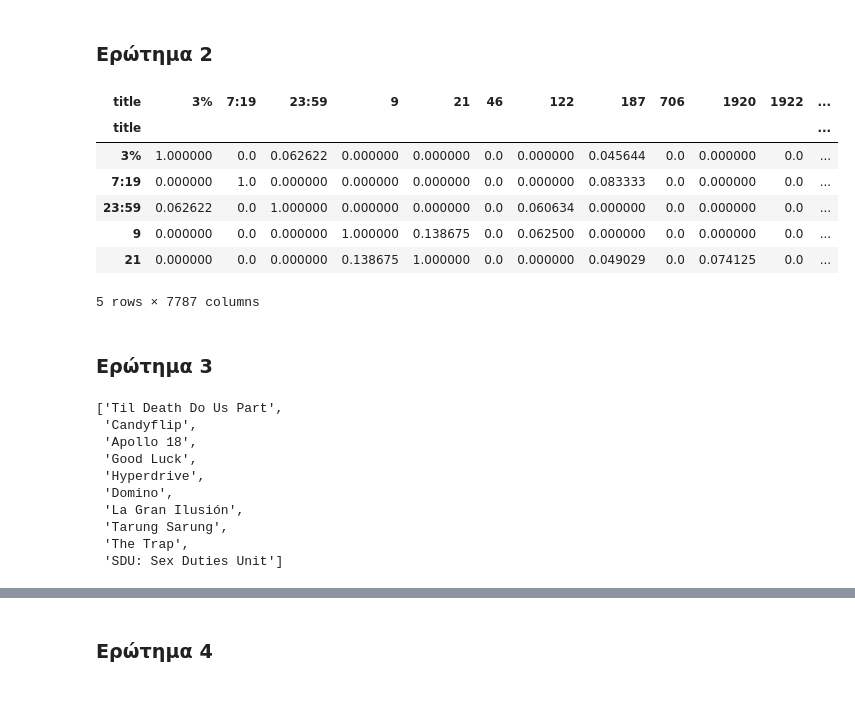
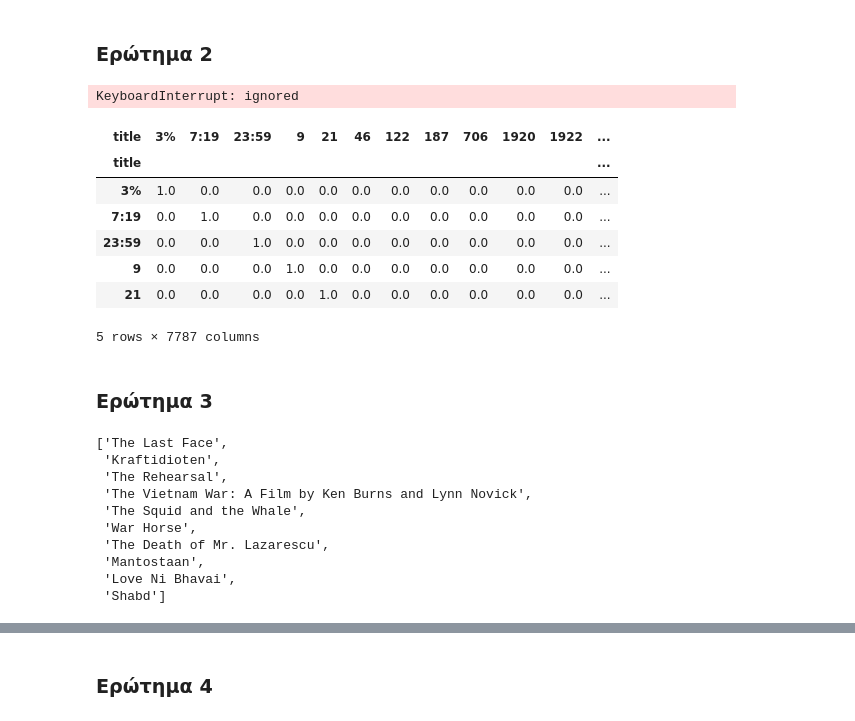
Before and after one commit to d-maniatakos/data-mining-assignment1, a Jupyter notebook: data_mining_assignment1.ipynb, the cells around one changed output, grey strips where cells are left out. Drawn from its saved outputs; the diff is of its cells as text; code cells hidden in the pictures.

```diff
--- a/data_mining_assignment1.ipynb
+++ b/data_mining_assignment1.ipynb
@@ -415,7 +415,7 @@ import gc
 
 gc.collect()
 
-descs = (netflix_data['title'] + netflix_data['description']).tolist()
+descs = (netflix_data['title'] + ' ' + netflix_data['description']).tolist()
 
 vec_bow_uni = CountVectorizer(ngram_range=(1,1),binary=True, max_features= 10000, max_df=0.09)
 vec_bow_bi = CountVectorizer(ngram_range=(2,2),binary=True, max_features= 10000, max_df=0.1)
@@ -455,33 +455,42 @@ df_tf_bi   = pd.concat([netflix_titles, df_tf_bi],   axis=1)
 from scipy.spatial.distance import squareform
 from scipy.spatial.distance import pdist, jaccard
 
-res =  pdist(df_bow_uni.drop(['show_id', 'title'], 1), 'jaccard')
-squareform(res)
-distance = pd.DataFrame(squareform(res), columns = df_tf_uni['title'], index = df_tf_uni['title'])
+result_uni =  pdist(df_bow_uni.drop(['show_id', 'title'], 1), 'jaccard')
+squareform(result_uni)
+bow_uni_jaccard = pd.DataFrame(squareform(result_uni), columns = df_bow_uni['title'], index = df_bow_uni['title'])
+bow_uni_jaccard = 1 - bow_uni_jaccard
 
-distance = 1 - distance
 
-distance.head()
+result_bi =  pdist(df_bow_bi.drop(['show_id', 'title'], 1), 'jaccard')
+squareform(result_bi)
+bow_bi_jaccard = pd.DataFrame(squareform(result_bi), columns = df_bow_bi['title'], index = df_bow_bi['title'])
+bow_bi_jaccard = 1 - bow_bi_jaccard
+
+similarity_table_bow_bi.head()
+# %% [output]
+KeyboardInterrupt: ignored
 # %%
 from sklearn.metrics.pairwise import cosine_similarity
 
-
-
 tf_uni_cos = cosine_similarity(df_tf_uni.drop(['show_id', 'title'], 1))
-
 tf_uni_cos = pd.DataFrame(tf_uni_cos)
 tf_uni_cos.columns = df_tf_uni['title']
 tf_uni_cos = tf_uni_cos.set_index(df_tf_uni['title'])
 
-tf_uni_cos.head()
+tf_bi_cos = cosine_similarity(df_tf_bi.drop(['show_id', 'title'], 1))
+tf_bi_cos = pd.DataFrame(tf_bi_cos)
+tf_bi_cos.columns = df_tf_bi['title']
+tf_bi_cos = tf_bi_cos.set_index(df_tf_bi['title'])
+
+tf_bi_cos.head()
 # %% [output]
 | title | 3% | 7:19 | 23:59 | 9 | 21 | 46 | 122 | 187 | 706 | 1920 | 1922 | ... |
 | title |  |  |  |  |  |  |  |  |  |  |  | ... |
-| 3% | 1.000000 | 0.0 | 0.062622 | 0.000000 | 0.000000 | 0.0 | 0.000000 | 0.045644 | 0.0 | 0.000000 | 0.0 | ... |
-| 7:19 | 0.000000 | 1.0 | 0.000000 | 0.000000 | 0.000000 | 0.0 | 0.000000 | 0.083333 | 0.0 | 0.000000 | 0.0 | ... |
-| 23:59 | 0.062622 | 0.0 | 1.000000 | 0.000000 | 0.000000 | 0.0 | 0.060634 | 0.000000 | 0.0 | 0.000000 | 0.0 | ... |
-| 9 | 0.000000 | 0.0 | 0.000000 | 1.000000 | 0.138675 | 0.0 | 0.062500 | 0.000000 | 0.0 | 0.000000 | 0.0 | ... |
-| 21 | 0.000000 | 0.0 | 0.000000 | 0.138675 | 1.000000 | 0.0 | 0.000000 | 0.049029 | 0.0 | 0.074125 | 0.0 | ... |
+| 3% | 1.0 | 0.0 | 0.0 | 0.0 | 0.0 | 0.0 | 0.0 | 0.0 | 0.0 | 0.0 | 0.0 | ... |
+| 7:19 | 0.0 | 1.0 | 0.0 | 0.0 | 0.0 | 0.0 | 0.0 | 0.0 | 0.0 | 0.0 | 0.0 | ... |
+| 23:59 | 0.0 | 0.0 | 1.0 | 0.0 | 0.0 | 0.0 | 0.0 | 0.0 | 0.0 | 0.0 | 0.0 | ... |
+| 9 | 0.0 | 0.0 | 0.0 | 1.0 | 0.0 | 0.0 | 0.0 | 0.0 | 0.0 | 0.0 | 0.0 | ... |
+| 21 | 0.0 | 0.0 | 0.0 | 0.0 | 1.0 | 0.0 | 0.0 | 0.0 | 0.0 | 0.0 | 0.0 | ... |
 5 rows × 7787 columns
 # %% [markdown]
 ### **Ερώτημα 3**
@@ -489,36 +498,32 @@ tf_uni_cos.head()
 def most_relative_titles(title, n, method='tf-idf', type='uni'):
   if method == 'tf-idf':
     if type == 'uni':
-      cv = vec_tf_uni
-      v  = tf_uni
+      v  = tf_uni_cos
     elif type == 'bi':
-      cv = vec_tf_bi
-      v  = tf_bi
+      v  = tf_bi_cos
   elif method == 'bow':
     if type == 'uni':
-      cv = vec_bow_uni
-      v  = bow_uni
+      v  = bow_uni_jaccard
     elif type == 'bi':
-      cv = vec_bow_bi
-      v  = bow_bi
+      v  = bow_bi_jaccard
   else:
     pass
-  titles = df[title]
+  titles = v[title]
   titles = titles.sort_values(ascending=False)
   most_relative = []
   for i in range(1,n+1):
     most_relative.append(titles.index[i])
   return most_relative
-
-most_relative_titles('Inception', 10, tf_uni_cos)
-# %% [output]
-['Til Death Do Us Part',
- 'Candyflip',
- 'Apollo 18',
- 'Good Luck',
- 'Hyperdrive',
- 'Domino',
- 'La Gran Ilusión',
- 'Tarung Sarung',
- 'The Trap',
- 'SDU: Sex Duties Unit']
+# %%
+most_relative_titles("Platoon", 10)
+# %% [output]
+['The Last Face',
+ 'Kraftidioten',
+ 'The Rehearsal',
+ 'The Vietnam War: A Film by Ken Burns and Lynn Novick',
+ 'The Squid and the Whale',
+ 'War Horse',
+ 'The Death of Mr. Lazarescu',
+ 'Mantostaan',
+ 'Love Ni Bhavai',
+ 'Shabd']
```
Also changed, not shown: parts of 6 cells of this notebook.
